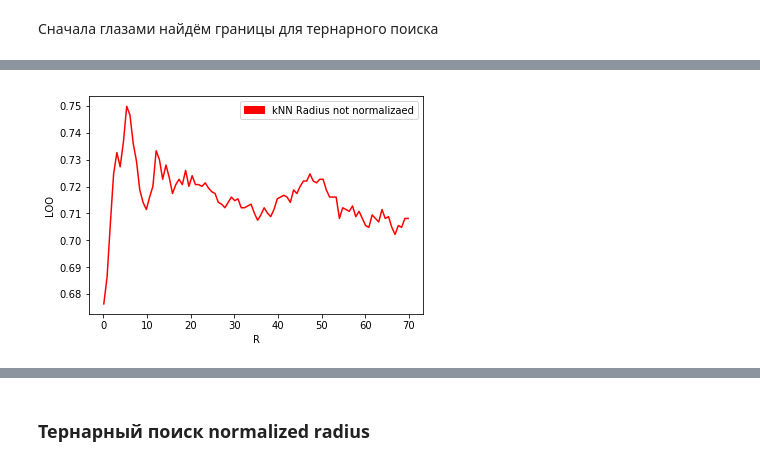
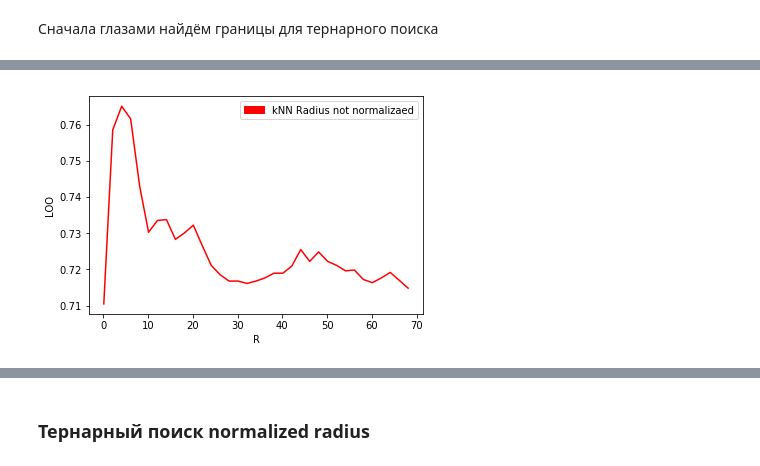
Before and after one commit to mkvdv/au-machine-learning-spring-2018, a Jupyter notebook: task01_knn.ipynb, the cells around one changed output, grey strips where cells are left out. Drawn from its saved outputs; the diff is of its cells as text; code cells hidden in the pictures.

```diff
--- a/task01_knn.ipynb
+++ b/task01_knn.ipynb
@@ -223,5 +208,5 @@ max acc = 0.70468029004614374
 # %%
 # kNN_radius_not_normalized(left, right, step)
-kNN_radius_not_normalized(0.1, 70, 0.75)
+kNN_radius_not_normalized(0.1, 70, 2)
 # %% [output]
 min dist = 0.0
@@ -231,2 +216,2 @@ max acc = 0.74983454665784244
-[figure, old version]
+[figure, new version]
 # %%
```
Also changed, not shown: parts of 23 cells of this notebook.
